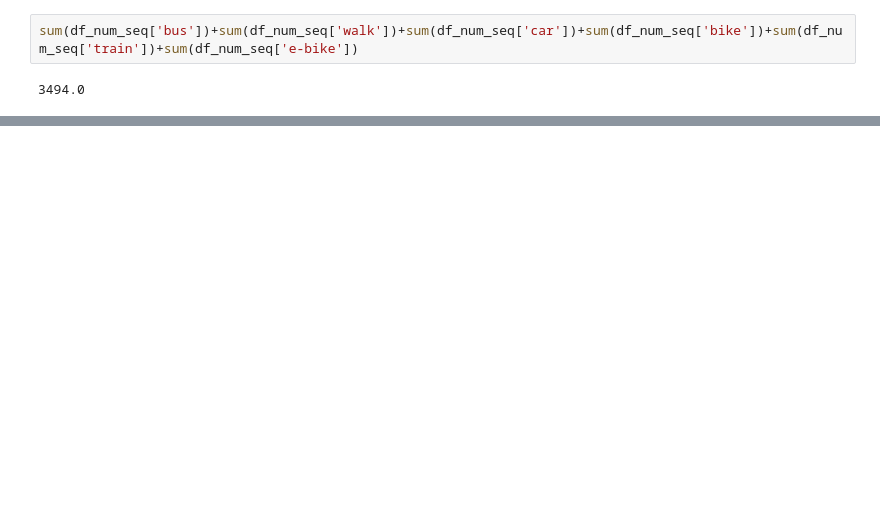
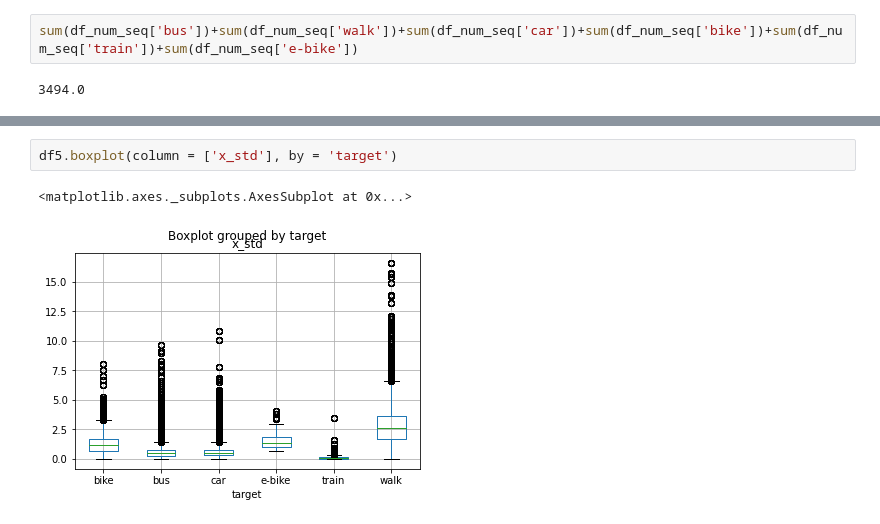
Before and after one commit to Vineet2107/ML-for-Civil-Engineering-CE784A-, a Jupyter notebook: Assignment2_TMD_CE784.ipynb, the cells around one changed output, grey strips where cells are left out. Saved outputs shown, nothing was run; the diff lists cells and outputs as text; blank space fills up the shorter version.

```diff
--- a/Assignment2_TMD_CE784.ipynb
+++ b/Assignment2_TMD_CE784.ipynb
@@ -190,0 +359,5 @@ df
+# %%
+df5.boxplot(column = ['x_std'], by = 'target')
+# %% [output]
+<matplotlib.axes._subplots.AxesSubplot at 0x...>
+[figure, added]
```
Also changed, not shown: parts of 65 cells of this notebook.
